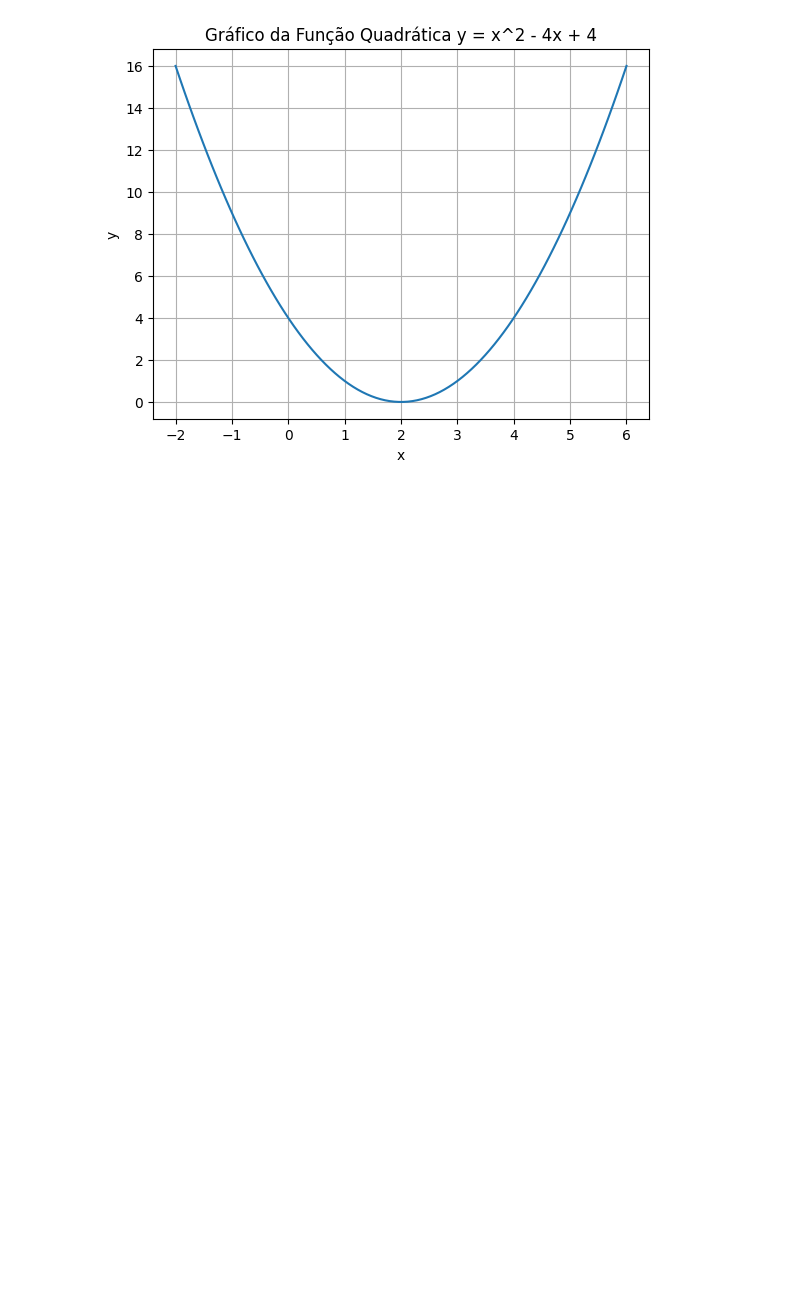
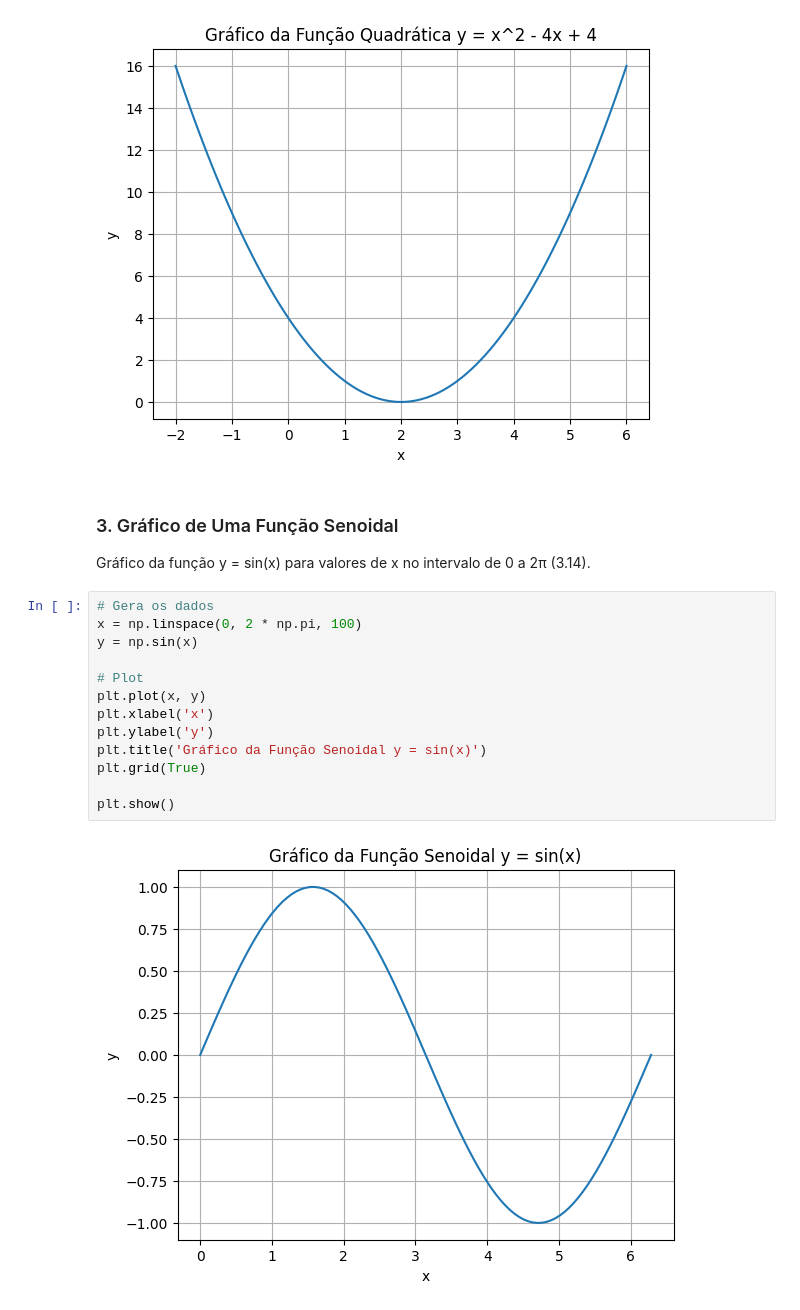
Before and after one commit to CleidsonGoes/Equacoes-Quadraticas-Funcoes-e-Logaritmos-com-Python, a Jupyter notebook: Matematica_e_Estatistica_Aplicada_Para_Data_Science,_Machine_Learning_e_IA.ipynb, the cells around one changed output. Saved outputs shown, nothing was run; the diff lists cells and outputs as text; blank space fills up the shorter version.

Commit message:
Graph of a sinusoidal function, made

```diff
--- a/Matematica_e_Estatistica_Aplicada_Para_Data_Science,_Machine_Learning_e_IA.ipynb
+++ b/Matematica_e_Estatistica_Aplicada_Para_Data_Science,_Machine_Learning_e_IA.ipynb
@@ -55,3 +55,22 @@ plt.grid(True)
 plt.show()
 # %% [output]
 [figure]
+# %% [markdown]
+### 3. Gráfico de Uma Função Senoidal
+
+Gráfico da função y = sin(x) para valores de x no intervalo de 0 a 2π (3.14).
+# %%
+# Gera os dados
+x = np.linspace(0, 2 * np.pi, 100)
+y = np.sin(x)
+
+# Plot
+plt.plot(x, y)
+plt.xlabel('x')
+plt.ylabel('y')
+plt.title('Gráfico da Função Senoidal y = sin(x)')
+plt.grid(True)
+
+plt.show()
+# %% [output]
+[figure, added]
```
